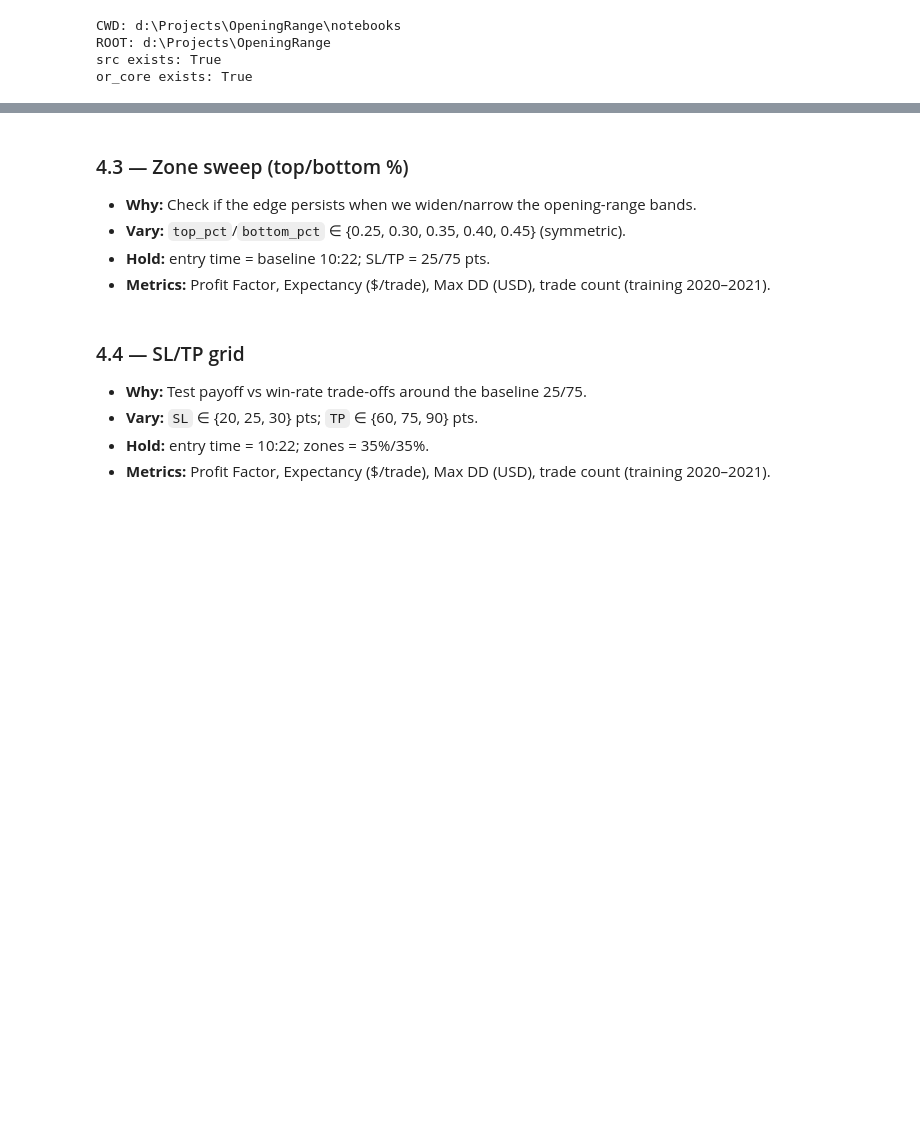
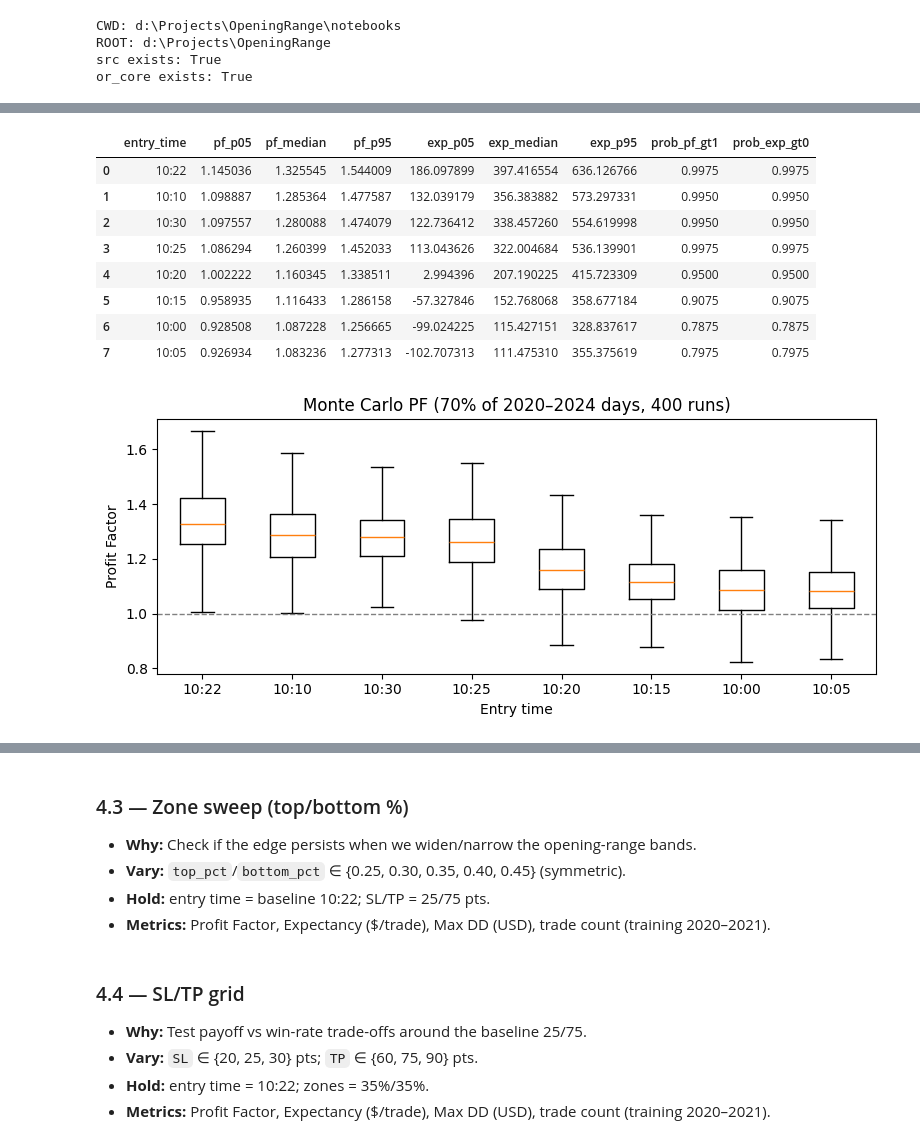
Before and after one commit to Mbaka11/OpeningRangeTradingStrategy, a Jupyter notebook: notebooks/04_parameter_robustness.ipynb, the cells around one changed output, grey strips where cells are left out. Saved outputs shown, nothing was run; the diff lists cells and outputs as text; code cells hidden in the pictures; blank space fills up the shorter version.

```diff
--- a/notebooks/04_parameter_robustness.ipynb
+++ b/notebooks/04_parameter_robustness.ipynb
@@ -304,0 +325,18 @@ plt.tight_layout(); plt.show()
+# %%
+# 4.2B — Year-by-year stability (2020–2024)
+import pandas as pd
+
+if "daily_by_entry" not in globals():
+    raise RuntimeError("Run 4.2 to build daily_by_entry before checking yearly stability.")
+
+yearly_rows = []
+for et, df_daily in daily_by_entry.items():
+    df_year = df_daily.copy()
+    df_year["year"] = pd.to_datetime(df_year["date"]).dt.year
+    for year, grp in df_year.groupby("year"):
+        m = compute_metrics(grp)
+        m.update({"entry_time": et, "year": int(year)})
+        yearly_rows.append(m)
+
+sweep_et_yearly = pd.DataFrame(yearly_rows).sort_values(["entry_time","year"]).reset_index(drop=True)
+display(sweep_et_yearly[["entry_time","year","trades","pf","exp_usd","max_dd"]])
@@ -305,3 +366,65 @@ plt.tight_layout(); plt.show()
+# %%
+# 4.2C — Monte Carlo resampling (2020–2024 days)
+import numpy as np
+import pandas as pd
+import matplotlib.pyplot as plt
+
+def monte_carlo_metrics(daily_df, n_iter=400, sample_frac=0.7, seed=7):
+    rng = np.random.default_rng(seed)
+    n = len(daily_df)
+    sample_size = max(1, int(n * sample_frac))
+    runs = []
+    for i in range(n_iter):
+        idx = rng.choice(n, size=sample_size, replace=True)
+        sample = daily_df.iloc[idx]
+        m = compute_metrics(sample)
+        m.update({"iter": i})
+        runs.append(m)
+    return pd.DataFrame(runs)
+
+def _safe_q(series, q):
+    ser = series.dropna()
+    return float(ser.quantile(q)) if len(ser) else np.nan
+
+mc_results = {}
+mc_summary_rows = []
+for et, df_daily in daily_by_entry.items():
+    res = monte_carlo_metrics(df_daily, n_iter=400, sample_frac=0.7, seed=7)
+    mc_results[et] = res
+    mc_summary_rows.append({
+        "entry_time": et,
+        "pf_p05": _safe_q(res["pf"], 0.05),
+        "pf_median": _safe_q(res["pf"], 0.50),
+        "pf_p95": _safe_q(res["pf"], 0.95),
+        "exp_p05": _safe_q(res["exp_usd"], 0.05),
+        "exp_median": _safe_q(res["exp_usd"], 0.50),
+        "exp_p95": _safe_q(res["exp_usd"], 0.95),
+        "prob_pf_gt1": float((res["pf"] > 1.0).mean()),
+        "prob_exp_gt0": float((res["exp_usd"] > 0.0).mean()),
+    })
+
+mc_summary = pd.DataFrame(mc_summary_rows).sort_values("pf_median", ascending=False).reset_index(drop=True)
+display(mc_summary[["entry_time","pf_p05","pf_median","pf_p95","exp_p05","exp_median","exp_p95","prob_pf_gt1","prob_exp_gt0"]])
+
+# quick visual: PF distribution per entry time
+plt.figure(figsize=(8,3.5))
+order = list(mc_summary["entry_time"])
+plt.boxplot([mc_results[et]["pf"].dropna() for et in order], labels=order, showfliers=False)
+plt.axhline(1.0, color="gray", linestyle="--", linewidth=1)
+plt.title("Monte Carlo PF (70% of 2020–2024 days, 400 runs)")
+plt.xlabel("Entry time"); plt.ylabel("Profit Factor")
+plt.tight_layout(); plt.show()
+# %% [output]
+|  | entry_time | pf_p05 | pf_median | pf_p95 | exp_p05 | exp_median | exp_p95 | prob_pf_gt1 | prob_exp_gt0 |
+| 0 | 10:22 | 1.145036 | 1.325545 | 1.544009 | 186.097899 | 397.416554 | 636.126766 | 0.9975 | 0.9975 |
+| 1 | 10:10 | 1.098887 | 1.285364 | 1.477587 | 132.039179 | 356.383882 | 573.297331 | 0.9950 | 0.9950 |
+| 2 | 10:30 | 1.097557 | 1.280088 | 1.474079 | 122.736412 | 338.457260 | 554.619998 | 0.9950 | 0.9950 |
+| 3 | 10:25 | 1.086294 | 1.260399 | 1.452033 | 113.043626 | 322.004684 | 536.139901 | 0.9975 | 0.9975 |
+| 4 | 10:20 | 1.002222 | 1.160345 | 1.338511 | 2.994396 | 207.190225 | 415.723309 | 0.9500 | 0.9500 |
+| 5 | 10:15 | 0.958935 | 1.116433 | 1.286158 | -57.327846 | 152.768068 | 358.677184 | 0.9075 | 0.9075 |
+| 6 | 10:00 | 0.928508 | 1.087228 | 1.256665 | -99.024225 | 115.427151 | 328.837617 | 0.7875 | 0.7875 |
+| 7 | 10:05 | 0.926934 | 1.083236 | 1.277313 | -102.707313 | 111.475310 | 355.375619 | 0.7975 | 0.7975 |
+[figure, added]
 # %%
 # 4.2A — Save sweep results & highlight candidates
 from pathlib import Path
```
Also changed, not shown: parts of 14 cells of this notebook.
